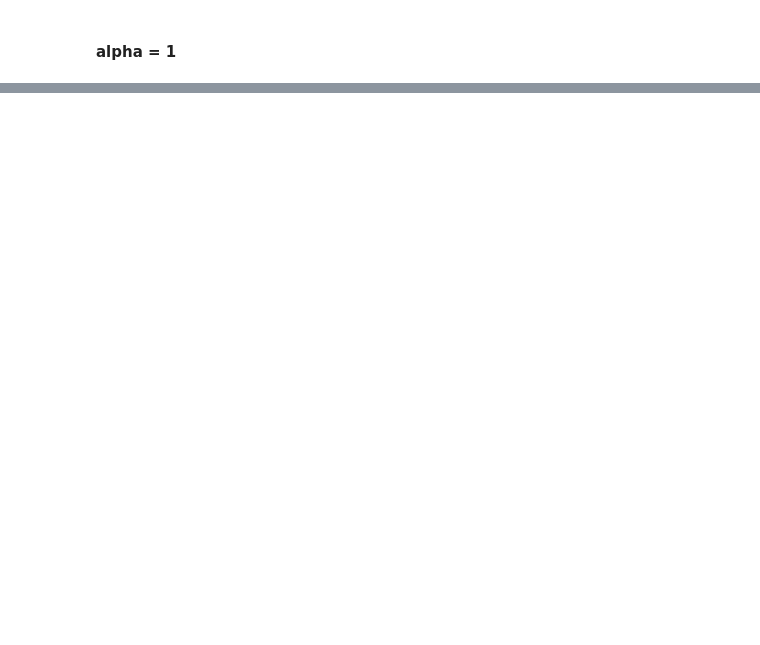
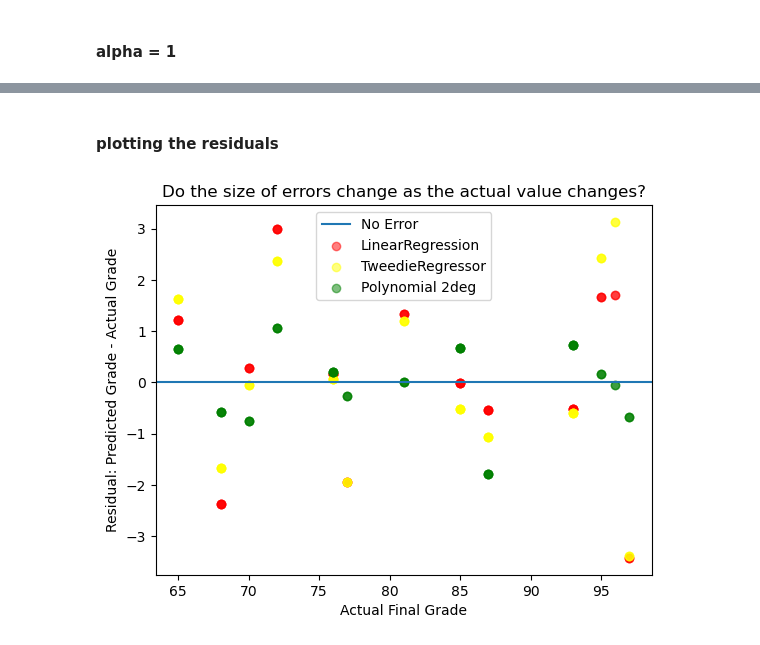
Before and after one commit to CodeupClassroom/pagel-regression, a Jupyter notebook: modeling_lesson.ipynb, the cells around one changed output, grey strips where cells are left out. Drawn from its saved outputs; the diff is of its cells as text; code cells hidden in the pictures; blank space fills up the shorter version.

```diff
--- a/modeling_lesson.ipynb
+++ b/modeling_lesson.ipynb
@@ -355,0 +447,10 @@ About power:
+# %%
+# make the polynomial features to get a new set of features
+pf = PolynomialFeatures(degree=2)
+
+# fit and transform X_train_scaled
+X_train_degree2 = pf.fit_transform(X_train)
+
+# transform X_validate_scaled & X_test_scaled
+X_validate_degree2 = pf.transform(X_validate)
+X_test_degree2 = pf.transform(X_test)
@@ -355,0 +577,17 @@ About power:
+# %% [markdown]
+#### plotting the residuals
+# %%
+plt.axhline(label="No Error")
+
+plt.scatter(y_train, pred_lr2 - y_train, alpha=.5, color="red", label="LinearRegression")
+plt.scatter(y_train, pred_glm - y_train, alpha=.5, color="yellow", label="TweedieRegressor")
+plt.scatter(y_train, pred_pr - y_train, alpha=.5, color="green", label="Polynomial 2deg ")
+
+plt.legend()
+plt.title("Do the size of errors change as the actual value changes?")
+plt.xlabel("Actual Final Grade")
+plt.ylabel("Residual: Predicted Grade - Actual Grade")
+
+plt.show()
+# %% [output]
+[figure, added]
```
Also changed, not shown: parts of 106 cells of this notebook.
